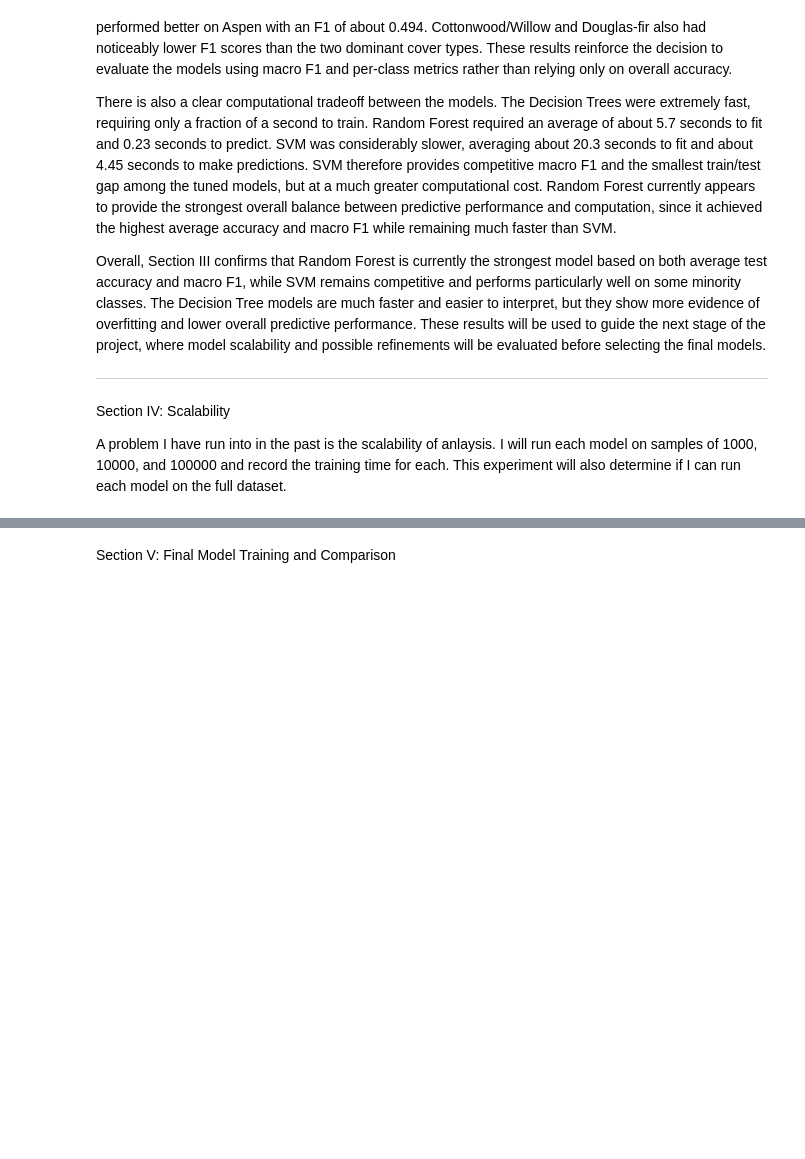
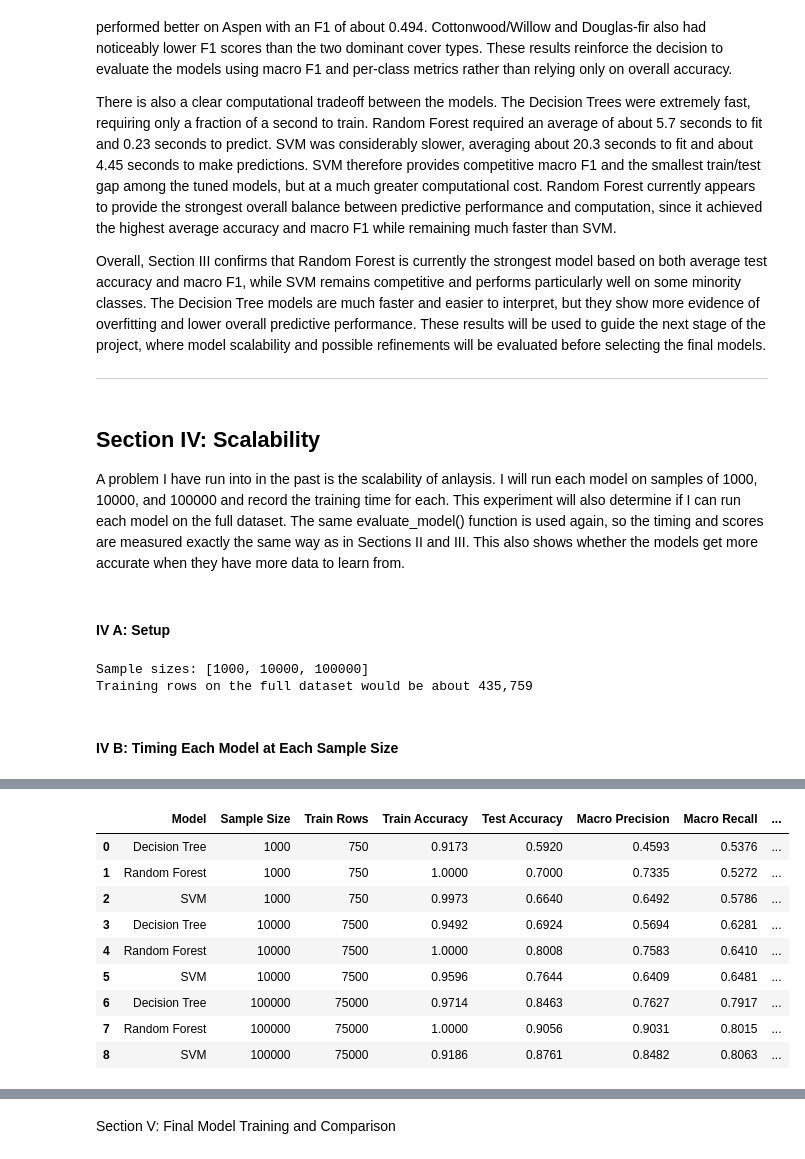
Before and after one commit to sgillihan/CSPB4622_Project1_Forest_Cover, a Jupyter notebook: Forest_Cover_Prediction_SGillihan.ipynb, the cells around one changed output, grey strips where cells are left out. Drawn from its saved outputs; the diff is of its cells as text; code cells hidden in the pictures; blank space fills up the shorter version.

```diff
--- a/Forest_Cover_Prediction_SGillihan.ipynb
+++ b/Forest_Cover_Prediction_SGillihan.ipynb
@@ -1388,6 +1396,57 @@ Overall, Section III confirms that Random Forest is currently the strongest mode
 
 ---
 # %% [markdown]
-Section IV: Scalability
+## Section IV: Scalability
 
-A problem I have run into in the past is the scalability of anlaysis. I will run each model on samples of 1000, 10000, and 100000 and record the training time for each. This experiment will also determine if I can run each model on the full dataset.
+A problem I have run into in the past is the scalability of anlaysis. I will run each model on samples of 1000, 10000, and 100000 and record the training time for each. This experiment will also determine if I can run each model on the full dataset. The same evaluate_model() function is used again, so the timing and scores are measured exactly the same way as in Sections II and III. This also shows whether the models get more accurate when they have more data to learn from.
+# %% [markdown]
+#### IV A: Setup
+# %%
+# Section IV setup: sample sizes and the models to time
+# This section uses best_params and build_svm() from the III A setup cell, so that cell needs to be run first
+# III A only defines settings and doesn't train anything, so it runs instantly (the long trial loop in III B does not need to be rerun)
+
+# Sample sizes to test, each 10 times larger than the last
+# Each sample is split 75/25 like before, so the models actually train on 750, 7,500, and 75,000 rows
+scale_sizes = [1_000, 10_000, 100_000]
+
+# Only the three tuned models are timed here, since the baselines are not candidates for the final models
+scale_models = {
+    "Decision Tree": lambda: DecisionTreeClassifier(**best_params["Decision Tree"], random_state=RANDOM_STATE),
+    "Random Forest": lambda: RandomForestClassifier(**best_params["Random Forest"], random_state=RANDOM_STATE),
+    "SVM": lambda: build_svm(**best_params["SVM"]),
+}
+
+# Number of training rows if the full dataset were used with the same 75/25 split
+full_train_rows = int(len(df) * 0.75)
+print(f"Sample sizes: {scale_sizes}")
+print(f"Training rows on the full dataset would be about {full_train_rows:,}")
+# %% [output]
+Sample sizes: [1000, 10000, 100000]
+Training rows on the full dataset would be about 435,759
+# %% [markdown]
+#### IV B: Timing Each Model at Each Sample Size
+# %%
+# Train and score every model on each sample size
+# This cell takes about 20-25 minutes, and almost all of that is the SVM on the 100,000 row sample
+
+scale_rows = []
+section4_start = time.perf_counter()
+
+for size in scale_sizes:
+    # Draw one stratified sample of this size and split it, using the same seed as the rest of the project
+    scale_sample = get_stratified_sample(df, size)
+    X_tr, X_te, y_tr, y_te = split_features_target(scale_sample)
+
+    for name, build in scale_models.items():
+        metrics = evaluate_model(build(), X_tr, y_tr, X_te, y_te)
+        scale_rows.append({"Model": name, "Sample Size": size, "Train Rows": len(X_tr), **metrics})
+
+        # Print progress after every model, since the SVM can take several minutes on the largest sample
+        elapsed = time.perf_counter() - section4_start
+        print(f"{name:13s} on {size:>7,} rows: fit {metrics['Fit Time (s)']:7.2f} s, "
+              f"predict {metrics['Predict Time (s)']:6.2f} s   ({elapsed / 60:.1f} min elapsed)")
+
+scale_results = pd.DataFrame(scale_rows)
+scale_results.round(4)
+# %% [output]
@@ -1393,0 +1462,10 @@ A problem I have run into in the past is the scalability of anlaysis. I will run
+|  | Model | Sample Size | Train Rows | Train Accuracy | Test Accuracy | Macro Precision | Macro Recall | ... |
+| 0 | Decision Tree | 1000 | 750 | 0.9173 | 0.5920 | 0.4593 | 0.5376 | ... |
+| 1 | Random Forest | 1000 | 750 | 1.0000 | 0.7000 | 0.7335 | 0.5272 | ... |
+| 2 | SVM | 1000 | 750 | 0.9973 | 0.6640 | 0.6492 | 0.5786 | ... |
+| 3 | Decision Tree | 10000 | 7500 | 0.9492 | 0.6924 | 0.5694 | 0.6281 | ... |
+| 4 | Random Forest | 10000 | 7500 | 1.0000 | 0.8008 | 0.7583 | 0.6410 | ... |
+| 5 | SVM | 10000 | 7500 | 0.9596 | 0.7644 | 0.6409 | 0.6481 | ... |
+| 6 | Decision Tree | 100000 | 75000 | 0.9714 | 0.8463 | 0.7627 | 0.7917 | ... |
+| 7 | Random Forest | 100000 | 75000 | 1.0000 | 0.9056 | 0.9031 | 0.8015 | ... |
+| 8 | SVM | 100000 | 75000 | 0.9186 | 0.8761 | 0.8482 | 0.8063 | ... |
```
Also changed, not shown: parts of 19 cells of this notebook.
